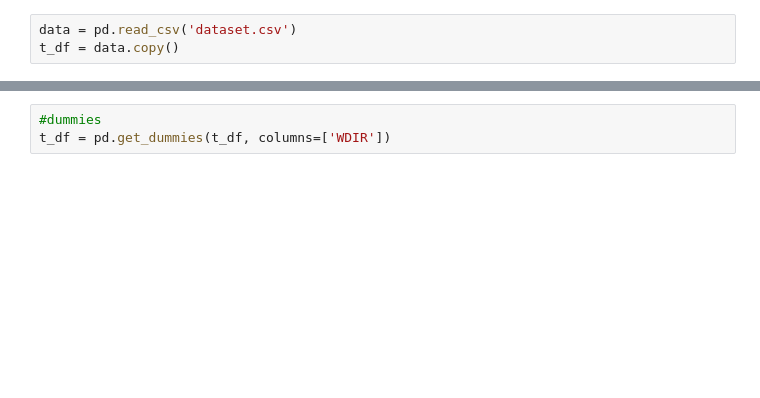
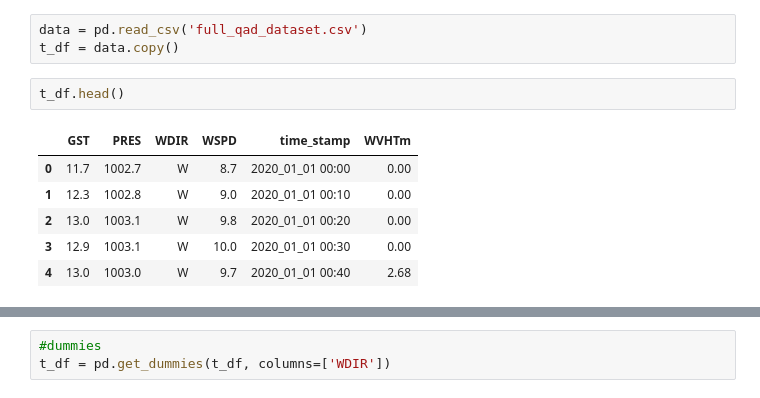
Before and after one commit to eric220/Wave_Height, a Jupyter notebook: wavehgt_reg.ipynb, the cells around one changed output, grey strips where cells are left out. Drawn from its saved outputs; the diff is of its cells as text; blank space fills up the shorter version.

```diff
--- a/wavehgt_reg.ipynb
+++ b/wavehgt_reg.ipynb
@@ -9,6 +16,15 @@ import matplotlib.pyplot as plt
 # %%
-data = pd.read_csv('dataset.csv')
+data = pd.read_csv('full_qad_dataset.csv')
 t_df = data.copy()
+# %%
+t_df.head()
+# %% [output]
+|  | GST | PRES | WDIR | WSPD | time_stamp | WVHTm |
+| 0 | 11.7 | 1002.7 | W | 8.7 | 2020_01_01 00:00 | 0.00 |
+| 1 | 12.3 | 1002.8 | W | 9.0 | 2020_01_01 00:10 | 0.00 |
+| 2 | 13.0 | 1003.1 | W | 9.8 | 2020_01_01 00:20 | 0.00 |
+| 3 | 12.9 | 1003.1 | W | 10.0 | 2020_01_01 00:30 | 0.00 |
+| 4 | 13.0 | 1003.0 | W | 9.7 | 2020_01_01 00:40 | 2.68 |
 # %%
 len(t_df)
 # %% [output]
```
Also changed, not shown: parts of 21 cells of this notebook, 1 other file.
